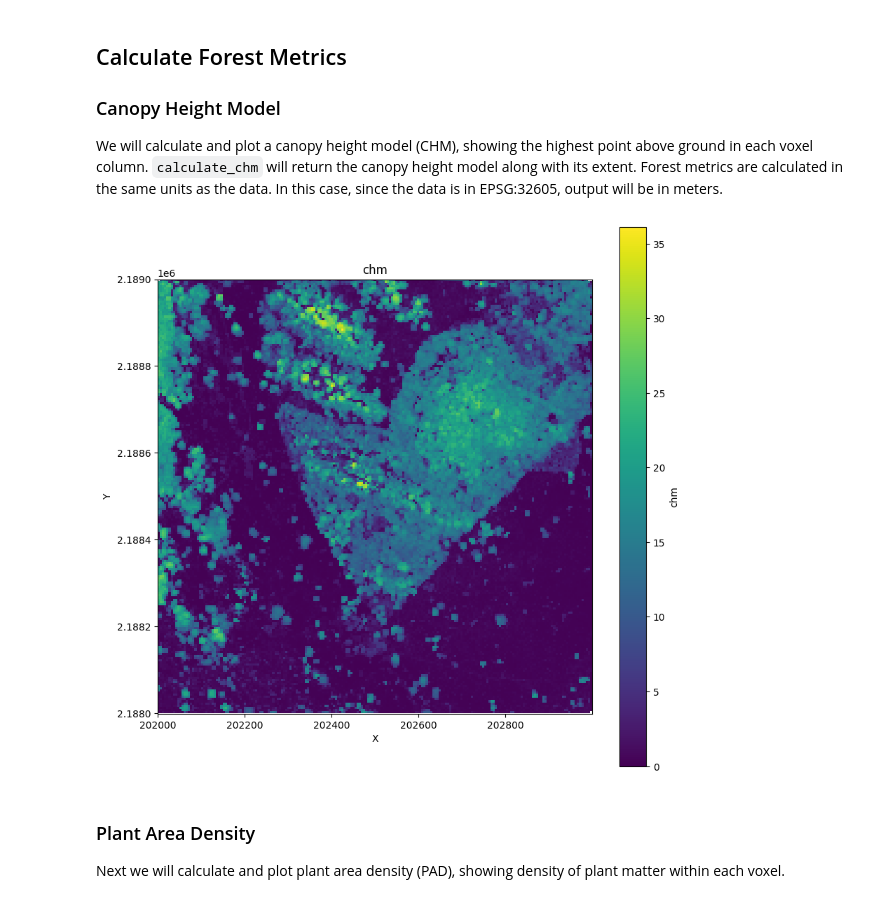
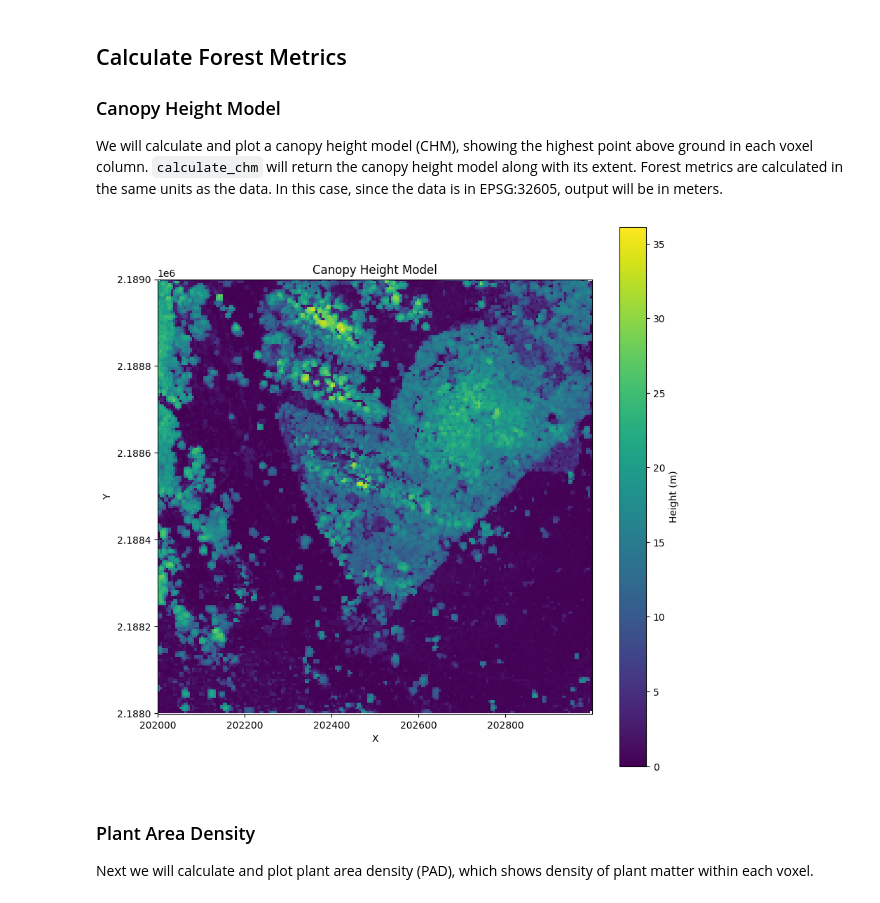
Before and after one commit to iosefa/PyForestScan, a Jupyter notebook: docs/examples/calculate-forest-metrics.ipynb, the cells around one changed output. Cells and saved outputs as stored; diff of their text form; code cells hidden in the pictures.

```diff
--- a/docs/examples/calculate-forest-metrics.ipynb
+++ b/docs/examples/calculate-forest-metrics.ipynb
@@ -34,12 +34,12 @@ We will calculate and plot a canopy height model (CHM), showing the highest poin
 # %%
 chm, extent = calculate_chm(points, voxel_resolution)
 # %%
-plot_metric('chm',chm, extent, cmap='viridis', fig_size=None)
+plot_metric('Canopy Height Model', chm, extent, metric_name='Height (m)', cmap='viridis', fig_size=None)
 # %% [output]
-[figure, old version]
+[figure, new version]
 # %% [markdown]
 ### Plant Area Density
-Next we will calculate and plot plant area density (PAD), showing density of plant matter within each voxel.
+Next we will calculate and plot plant area density (PAD), which shows density of plant matter within each voxel.
 # %%
 pad = calculate_pad(voxels, voxel_resolution[-1])
 # %%
```
Also changed, not shown: parts of 9 cells of this notebook, 6 other files.
